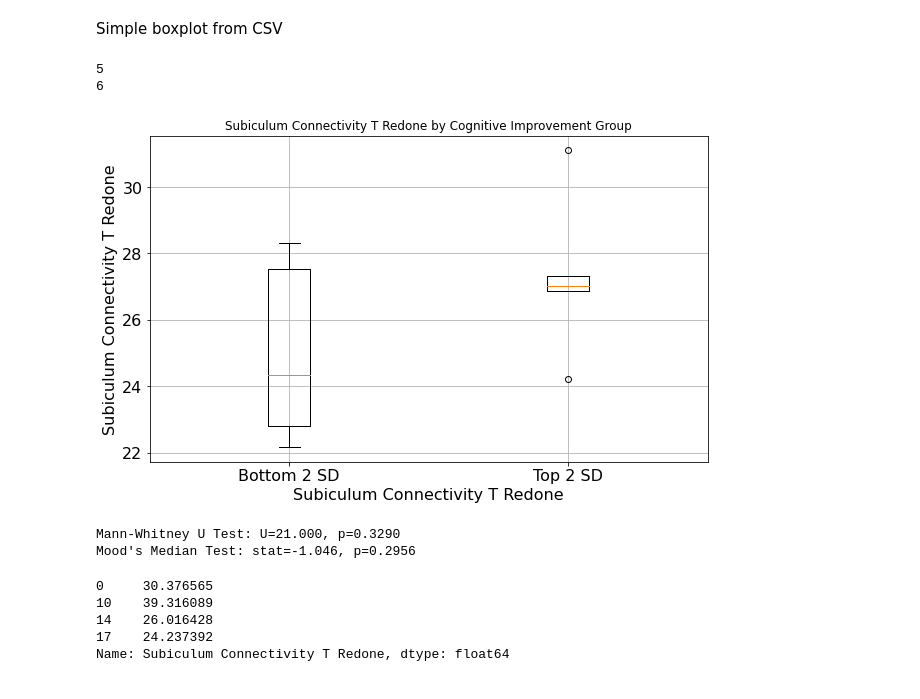
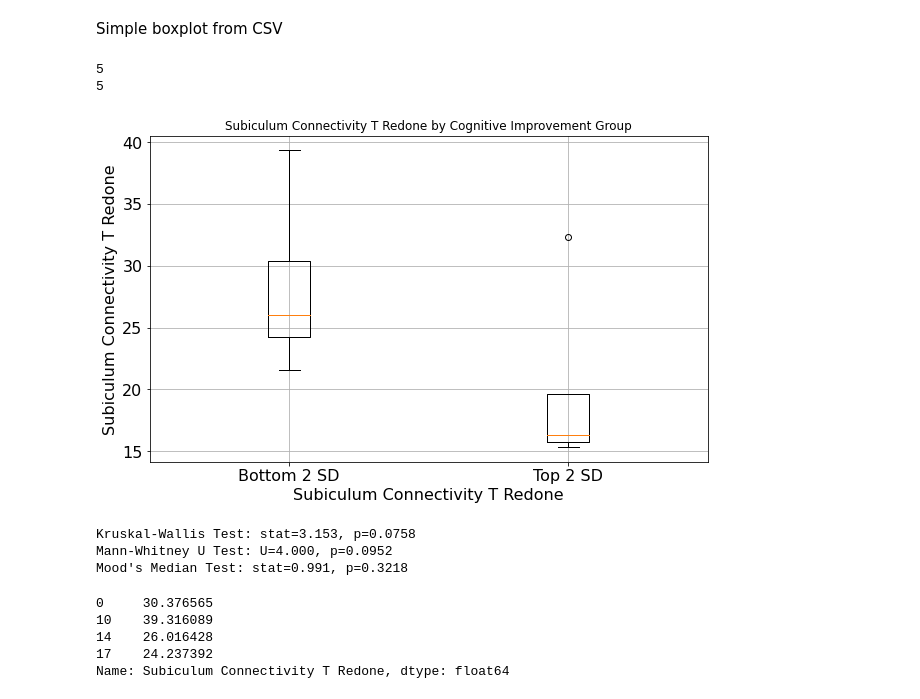
Before and after one commit to Calvinwhow/calvin_utils_project, a Jupyter notebook: notebooks/statistical_notebooks/plotting_notebooks/box_plot.ipynb, the cells around one changed output. Cells and saved outputs as stored; diff of their text form; code cells hidden in the pictures.

```diff
--- a/notebooks/statistical_notebooks/plotting_notebooks/box_plot.ipynb
+++ b/notebooks/statistical_notebooks/plotting_notebooks/box_plot.ipynb
@@ -129,11 +129,11 @@ Passing `palette` without assigning `hue` is deprecated and will be removed in v
 Simple boxplot from CSV
 # %%
 import pandas as pd
-from scipy.stats import mood
+from scipy.stats import mood, mannwhitneyu, kruskal, ks_2samp
 import matplotlib.pyplot as plt
 
 # Load the CSV
-file_path = '/Users/cu135/Partners HealthCare Dropbox/Calvin Howard/studies/cognition_2023/metadata/ad_only.csv'
+file_path = '/Users/cu135/Partners HealthCare Dropbox/Calvin Howard/studies/cognition_2023/metadata/pd_only.csv'
 df = pd.read_csv(file_path)
 
 # Standardize column names
@@ -143,48 +143,56 @@ df.columns = df.columns.str.strip()
 dv_col = "Percent Cognitive Improvement"
 iv_col = "Subiculum Connectivity T Redone"
 
-# Calculate mean and std dev
-mean_dv = df[dv_col].mean()
-std_dv = df[dv_col].std()
+# # Calculate mean and std dev
+# mean_dv = df[dv_col].mean()
+# std_dv = df[dv_col].std()
 
-# Define top/bottom 2 SD groups
-high_group = df[df[dv_col] >= mean_dv + (1 * std_dv)]
-low_group = df[df[dv_col] <= mean_dv - (1 * std_dv)]
+# # Define top/bottom 2 SD groups
+# high_group = df[df[dv_col] >= mean_dv + (1 * std_dv)]
+# low_group = df[df[dv_col] <= mean_dv - (1 * std_dv)]
+
+X = 5  # Define the number of patients for each group
+high_group = df.nlargest(X, dv_col)
+low_group = df.nsmallest(X, dv_col)
 print(high_group.shape[0])
 print(low_group.shape[0])
 
 # Plot
 plt.figure(figsize=(10, 6))
 plt.boxplot(
     [low_group[iv_col], high_group[iv_col]],
     labels=["Bottom 2 SD", "Top 2 SD"]
 )
 plt.xticks(fontsize=16)
 plt.yticks(fontsize=16)
 plt.xlabel(iv_col, fontsize=16)
 plt.ylabel(iv_col, fontsize=16)
 plt.title("Subiculum Connectivity T Redone by Cognitive Improvement Group", fontsize=16)
 plt.ylabel(iv_col)
 plt.title("Subiculum Connectivity T Redone by Cognitive Improvement Group")
 plt.grid(True)
-plt.savefig('/Users/cu135/Partners HealthCare Dropbox/Calvin Howard/studies/cognition_2023/revisions/comparison_high_v_low/pd.svg')
+plt.savefig('/Users/cu135/Partners HealthCare Dropbox/Calvin Howard/manuscripts/sbc_and_cognition/sbc_cognition_manuscripts/alz_and_dem_08/revision_01/revision_figs/pd.svg')
 plt.show()
 
 
 # Perform Mood's median test
 stat, p_value = mood(high_group[iv_col].dropna(), low_group[iv_col].dropna())
 # Perform Mann-Whitney U test
+# Perform Kruskal-Wallis test
+kw_stat, kw_p = kruskal(high_group[iv_col].dropna(), low_group[iv_col].dropna())
 u_stat, u_p_value = mannwhitneyu(high_group[iv_col].dropna(), low_group[iv_col].dropna(), alternative='two-sided')
 
 # Print results
+print(f"Kruskal-Wallis Test: stat={kw_stat:.3f}, p={kw_p:.4f}")
 print(f"Mann-Whitney U Test: U={u_stat:.3f}, p={u_p_value:.4f}")
 print(f"Mood's Median Test: stat={stat:.3f}, p={p_value:.4f}")
 # %% [output]
 5
-6
+5
-[figure, old version]
+[figure, new version]
-Mann-Whitney U Test: U=21.000, p=0.3290
-Mood's Median Test: stat=-1.046, p=0.2956
+Kruskal-Wallis Test: stat=3.153, p=0.0758
+Mann-Whitney U Test: U=4.000, p=0.0952
+Mood's Median Test: stat=0.991, p=0.3218
 # %%
 low_group[iv_col]
 # %% [output]
```
Also changed, not shown: 5 other files.
